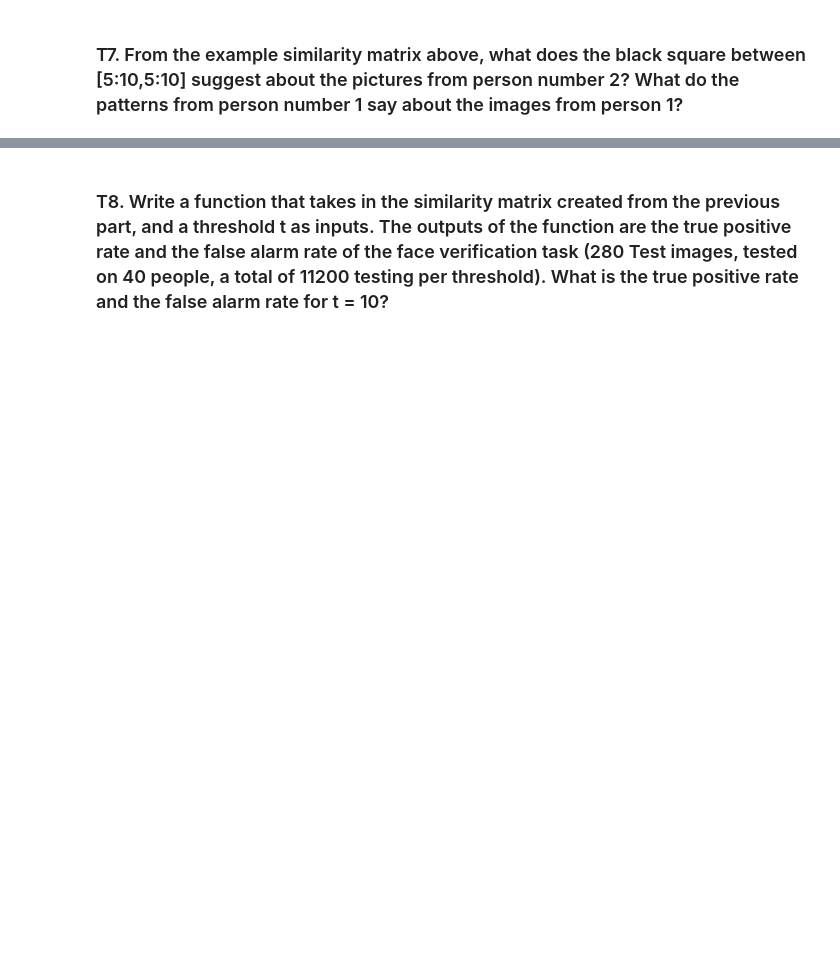
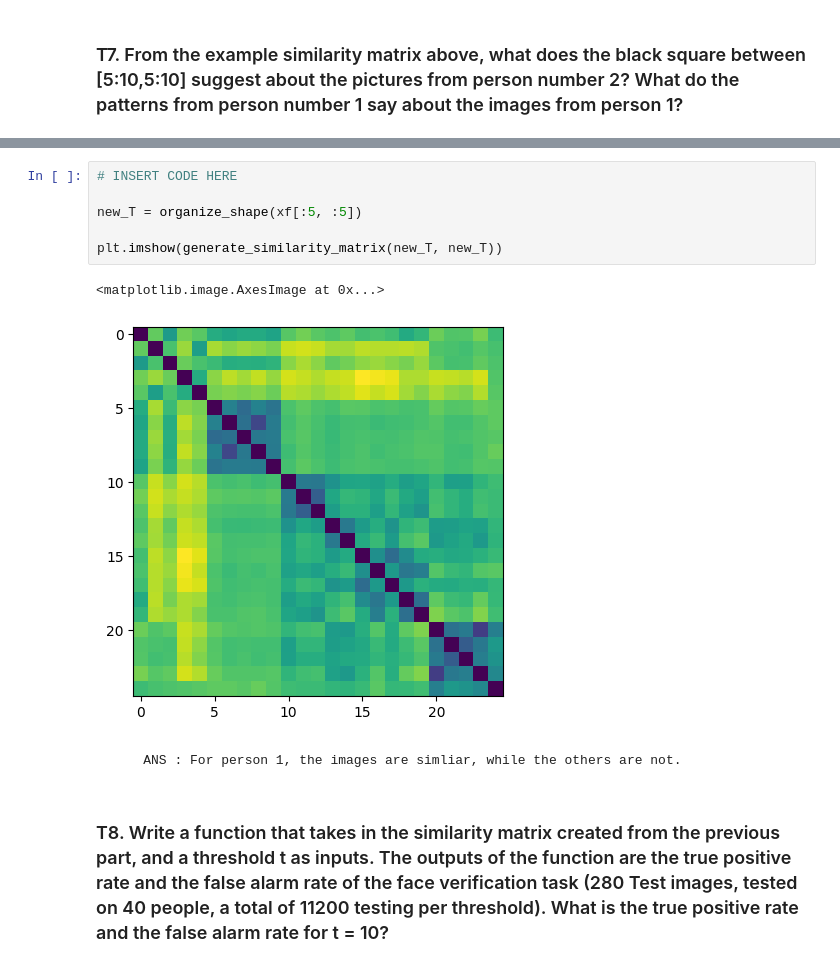
Before and after one commit to Nacnano/my-chula-courses, a Jupyter notebook: 2110573-patt-recog/HW3/HW3_Fisherfaces(student).ipynb, the cells around one changed output, grey strips where cells are left out. Saved outputs shown, nothing was run; the diff lists cells and outputs as text; blank space fills up the shorter version.

```diff
--- a/2110573-patt-recog/HW3/HW3_Fisherfaces(student).ipynb
+++ b/2110573-patt-recog/HW3/HW3_Fisherfaces(student).ipynb
@@ -321,3 +345,14 @@ similarity_matrix = ...
+# %%
+# INSERT CODE HERE
+
+new_T = organize_shape(xf[:5, :5])
+
+plt.imshow(generate_similarity_matrix(new_T, new_T))
+# %% [output]
+<matplotlib.image.AxesImage at 0x...>
+[figure, added]
+# %% [markdown]
+        ANS : For person 1, the images are simliar, while the others are not.
 # %% [markdown]
 ### T8. Write a function that takes in the similarity matrix created from the previous part, and a threshold t as inputs. The outputs of the function are the true positive rate and the false alarm rate of the face verification task (280 Test images, tested on 40 people, a total of 11200 testing per threshold). What is the true positive rate and the false alarm rate for t = 10?
 # %%
```
Also changed, not shown: parts of 15 cells of this notebook, 1 other file.
